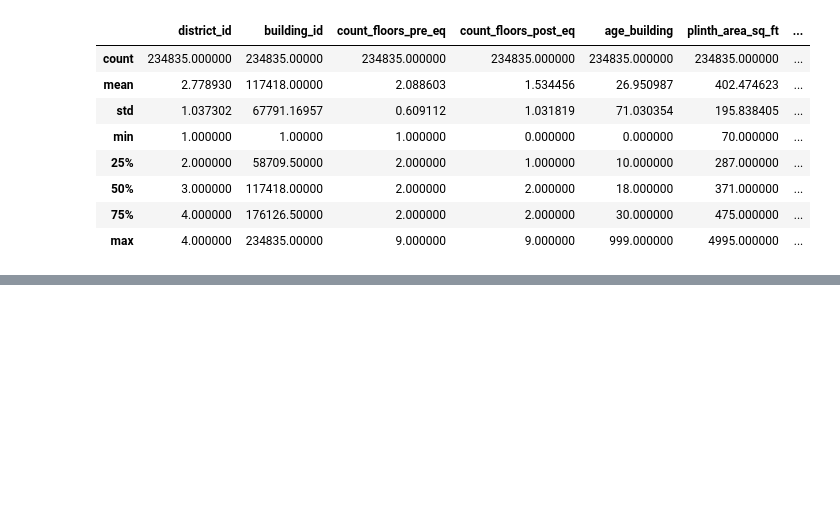
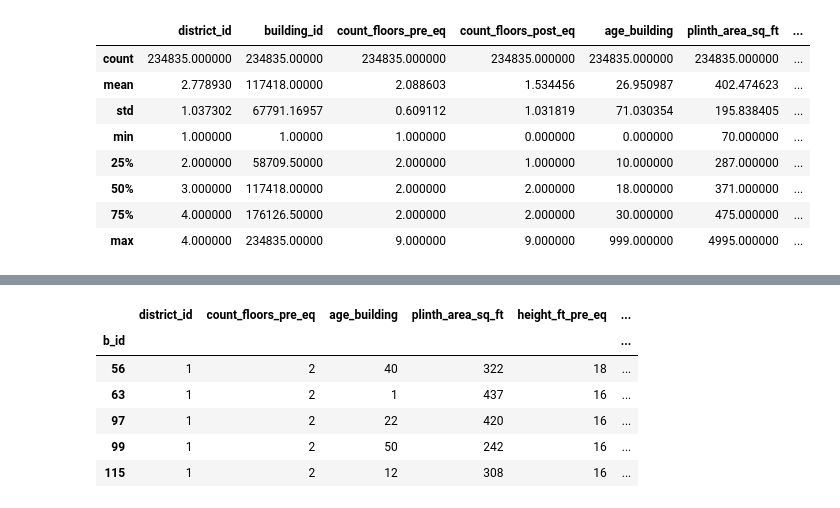
Before and after one commit to GeorgeScriptt/SeismicRisk-Infrastructure-Damage-Prediction-and-Resource-Optimization, a Jupyter notebook: Notebook/infrastructure_damage_prediction.ipynb, the cells around one changed output, grey strips where cells are left out. Cells and saved outputs as stored; diff of their text form; code cells hidden in the pictures; blank space fills up the shorter version.

```diff
--- a/Notebook/infrastructure_damage_prediction.ipynb
+++ b/Notebook/infrastructure_damage_prediction.ipynb
@@ -107,0 +155,3 @@ df.describe(include="object")
+# %%
+# Drop rows that has no damage_grade value
+df.dropna(subset="damage_grade", axis=0, inplace=True)
@@ -107,0 +180,15 @@ df.describe(include="object")
+# %%
+# create target variable that groups grade 4, and 5 as severe damage, and grade less than 4 as not severe damage
+df["severe_damage"] = pd.to_numeric(df["damage_grade"].str.split(expand=True)[1]).apply(lambda x: "Severe damage" if x > 3 else "Not severe damage")
+# %%
+# Drop columns
+df.drop(["building_id", "count_floors_post_eq", "height_ft_post_eq", "condition_post_eq", "damage_grade"], axis=1, inplace=True)
+df.head()
+# %% [output]
+|  | district_id | count_floors_pre_eq | age_building | plinth_area_sq_ft | height_ft_pre_eq | ... |
+| b_id |  |  |  |  |  | ... |
+| 56 | 1 | 2 | 40 | 322 | 18 | ... |
+| 63 | 1 | 2 | 1 | 437 | 16 | ... |
+| 97 | 1 | 2 | 22 | 420 | 16 | ... |
+| 99 | 1 | 2 | 50 | 242 | 16 | ... |
+| 115 | 1 | 2 | 12 | 308 | 16 | ... |
```
Also changed, not shown: parts of 16 cells of this notebook.
